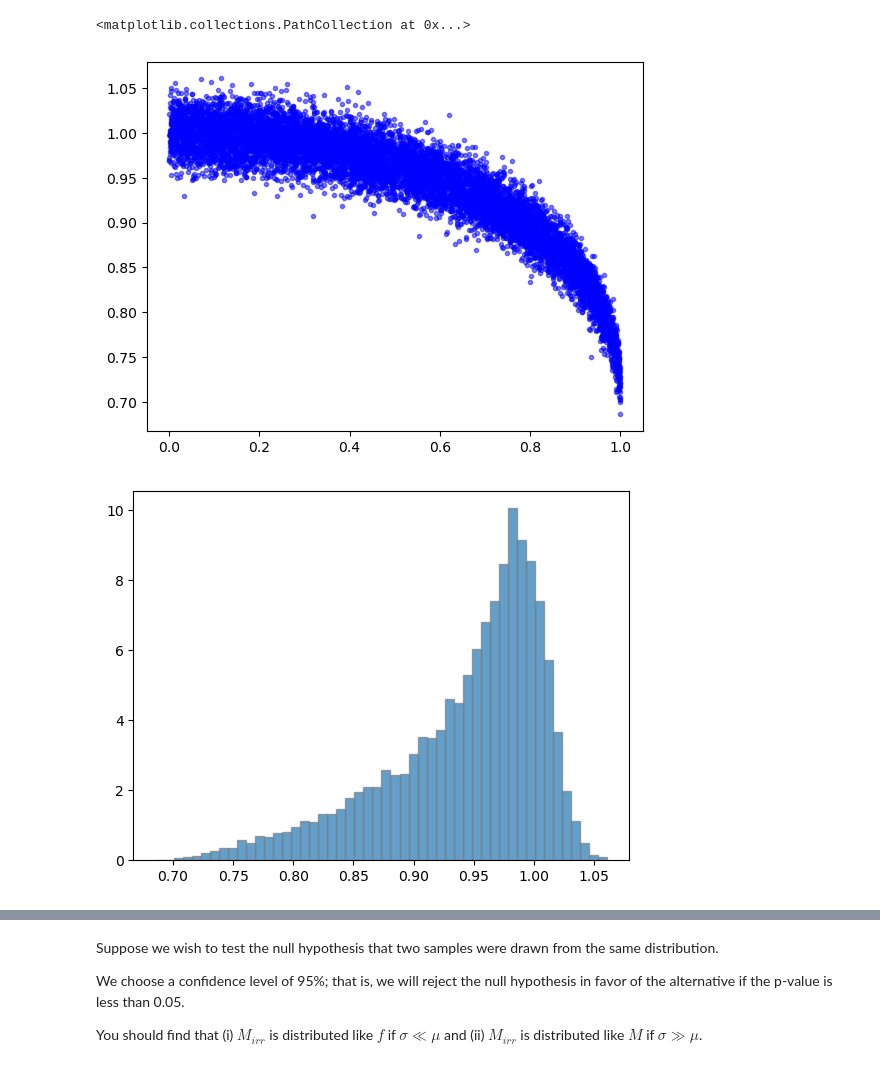
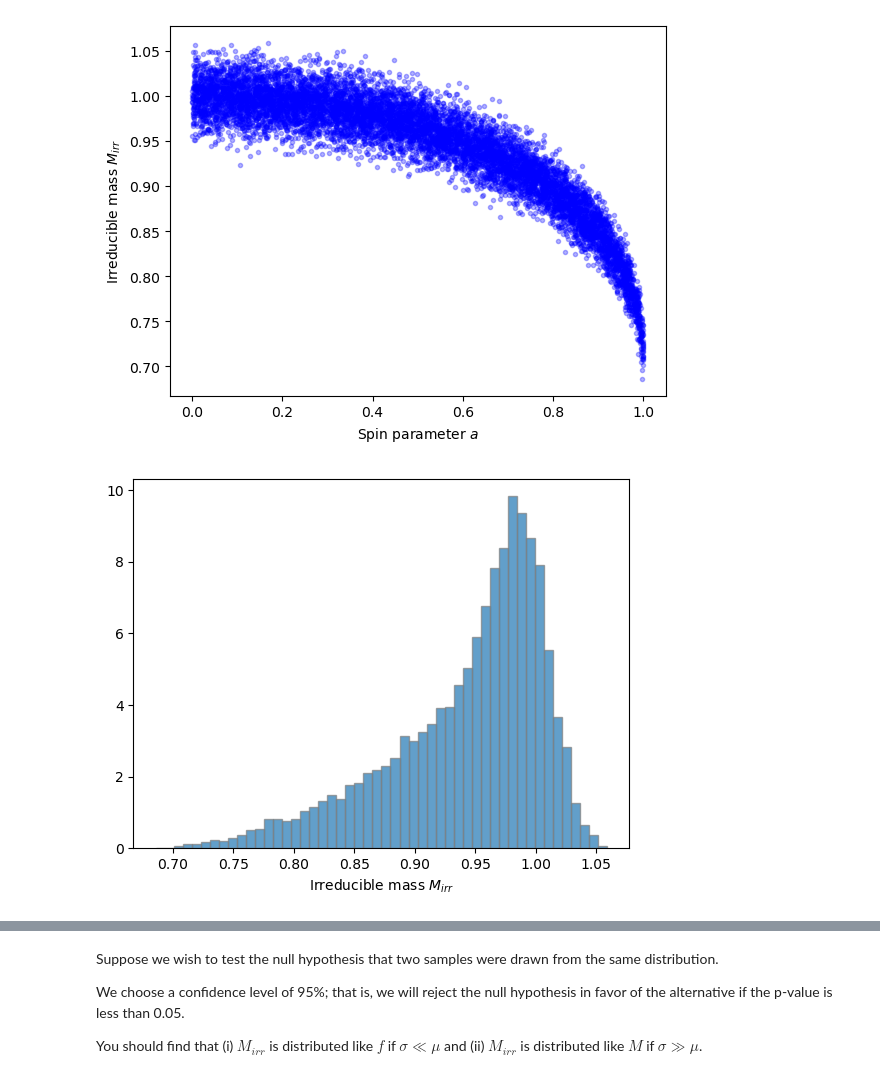
Before and after one commit to EmanuelaMenditto/astrostatistics_bicocca_2025, a Jupyter notebook: working/L07_KDE_KerrBHs.ipynb, the cells around one changed output, grey strips where cells are left out. Saved outputs shown, nothing was run; the diff lists cells and outputs as text; code cells hidden in the pictures.

```diff
--- a/working/L07_KDE_KerrBHs.ipynb
+++ b/working/L07_KDE_KerrBHs.ipynb
@@ -32,12 +36,16 @@ plt.scatter(vec_M, vec_M_irr, color="r", marker=".", alpha=0.5)
 # %%
-plt.scatter(vec_a, vec_M_irr, color="b", marker=".", alpha=0.5)
+plt.scatter(vec_a, vec_M_irr, color="b", marker=".", alpha=0.3)
+plt.xlabel(r"Spin parameter $a$")
+plt.ylabel(r"Irreducible mass $M_{irr}$")
+plt.show()
 # %% [output]
-<matplotlib.collections.PathCollection at 0x...>
-[figure, old version]
+[figure, new version]
 # %%
 _,_,_=plt.hist(vec_M_irr, bins=50, density=True, edgecolor="gray", alpha=0.7)
+plt.xlabel(r"Irreducible mass $M_{irr}$")
+plt.show()
 # %% [output]
-[figure, old version]
+[figure, new version]
 # %%
 # making variable-width bin sizes that have the same number of objects in each bin.
 bins100 = np.append(np.sort(vec_M_irr)[::100], np.max(vec_M_irr))
```
Also changed, not shown: parts of 10 cells of this notebook.
